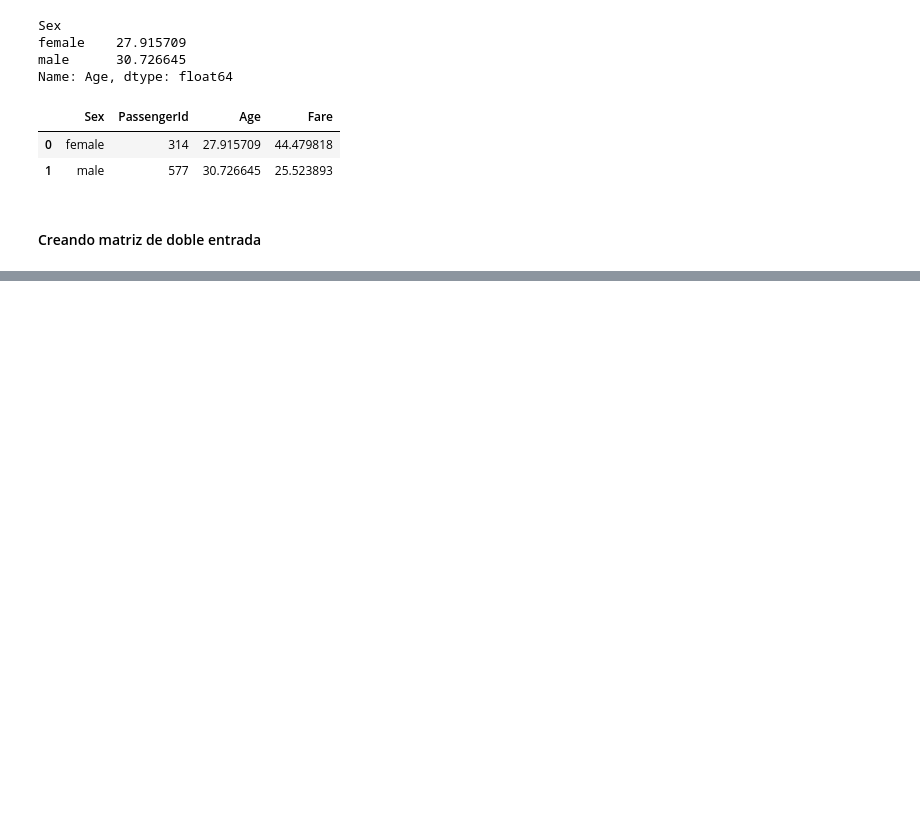
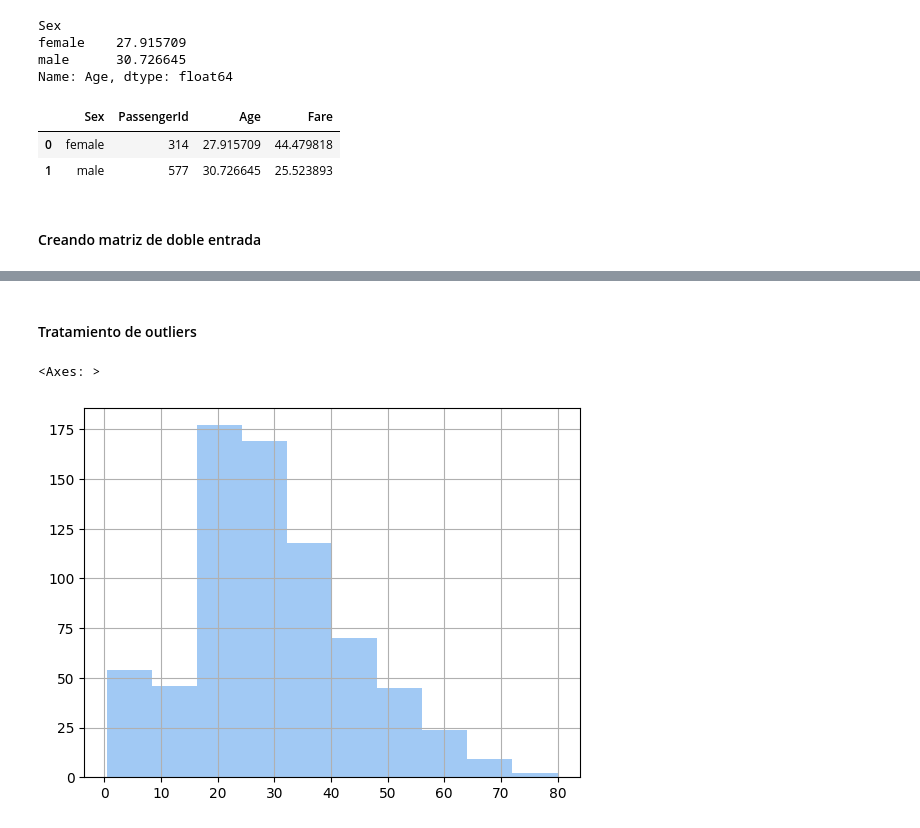
Before and after one commit to Delz1N/Especializacion-ML-DL-e-IA, a Jupyter notebook: ML,_DL_E_IA_DMC.ipynb, the cells around one changed output, grey strips where cells are left out. Drawn from its saved outputs; the diff is of its cells as text; code cells hidden in the pictures; blank space fills up the shorter version.

```diff
--- a/ML,_DL_E_IA_DMC.ipynb
+++ b/ML,_DL_E_IA_DMC.ipynb
@@ -1170,0 +1244,9 @@ pddf.head()
+# %% [markdown]
+#### Tratamiento de outliers
+# %%
+# visualizacion en histograma
+
+titanic['Age'].hist()
+# %% [output]
+<Axes: >
+[figure, added]
```
Also changed, not shown: parts of 59 cells of this notebook.
